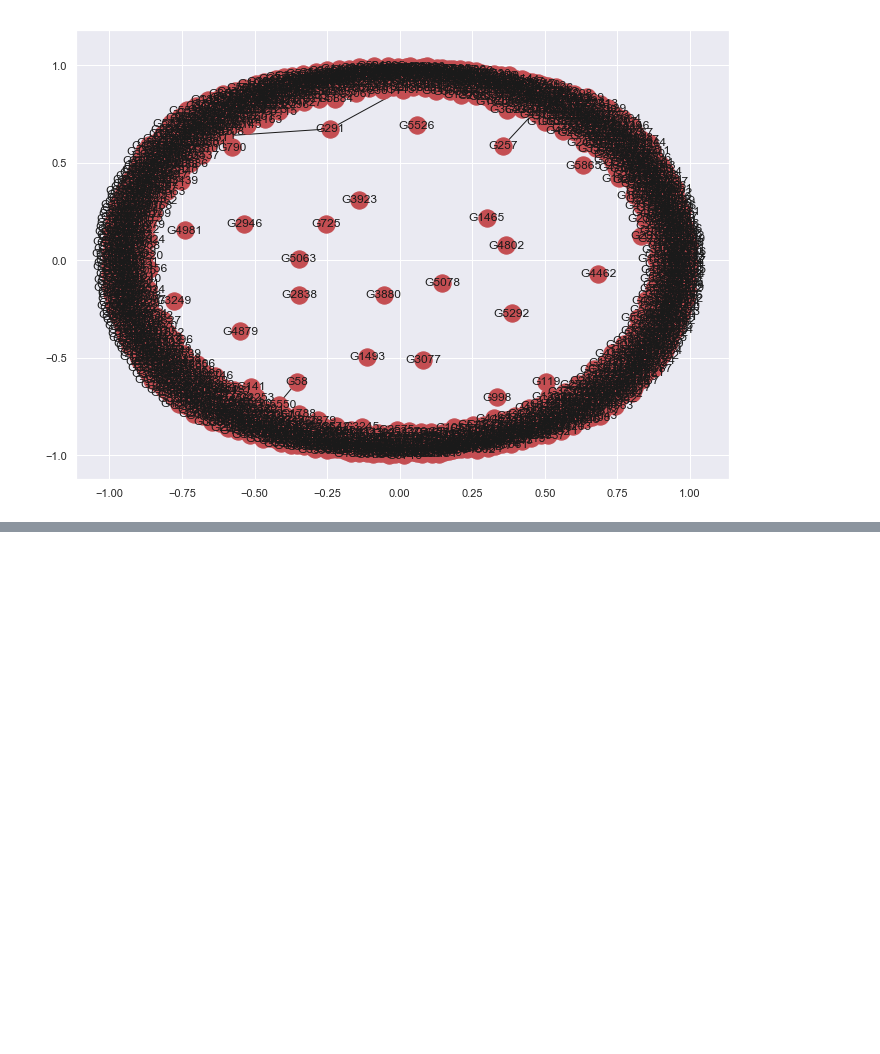
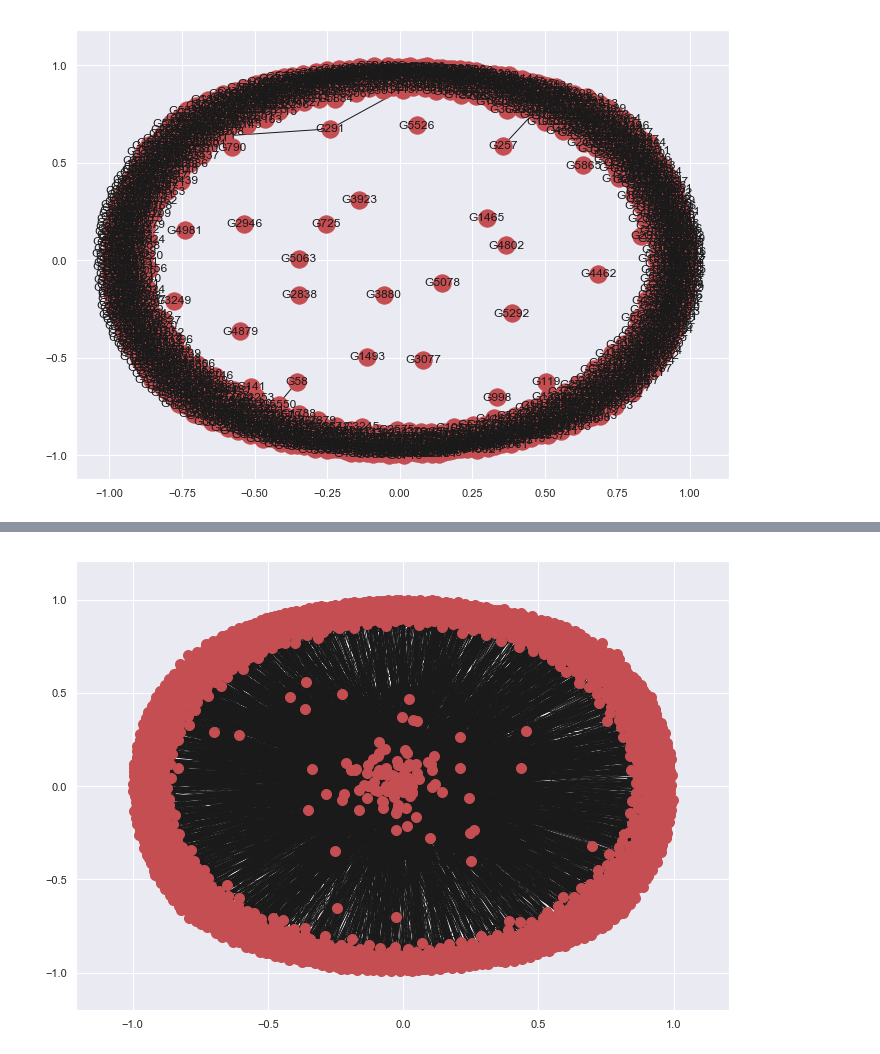
Before and after one commit to emathian/Info_theorique, a Jupyter notebook: Projet_info_theorique.ipynb, the cells around one changed output, grey strips where cells are left out. Drawn from its saved outputs; the diff is of its cells as text; code cells hidden in the pictures; blank space fills up the shorter version.

```diff
--- a/Projet_info_theorique.ipynb
+++ b/Projet_info_theorique.ipynb
@@ -462,0 +477,4 @@ nx.draw_networkx(KS3[0])
+# %%
+nx.draw_networkx(DG3V, with_labels=False, node_size=100)
+# %% [output]
+[figure, added]
```
Also changed, not shown: parts of 16 cells of this notebook.
